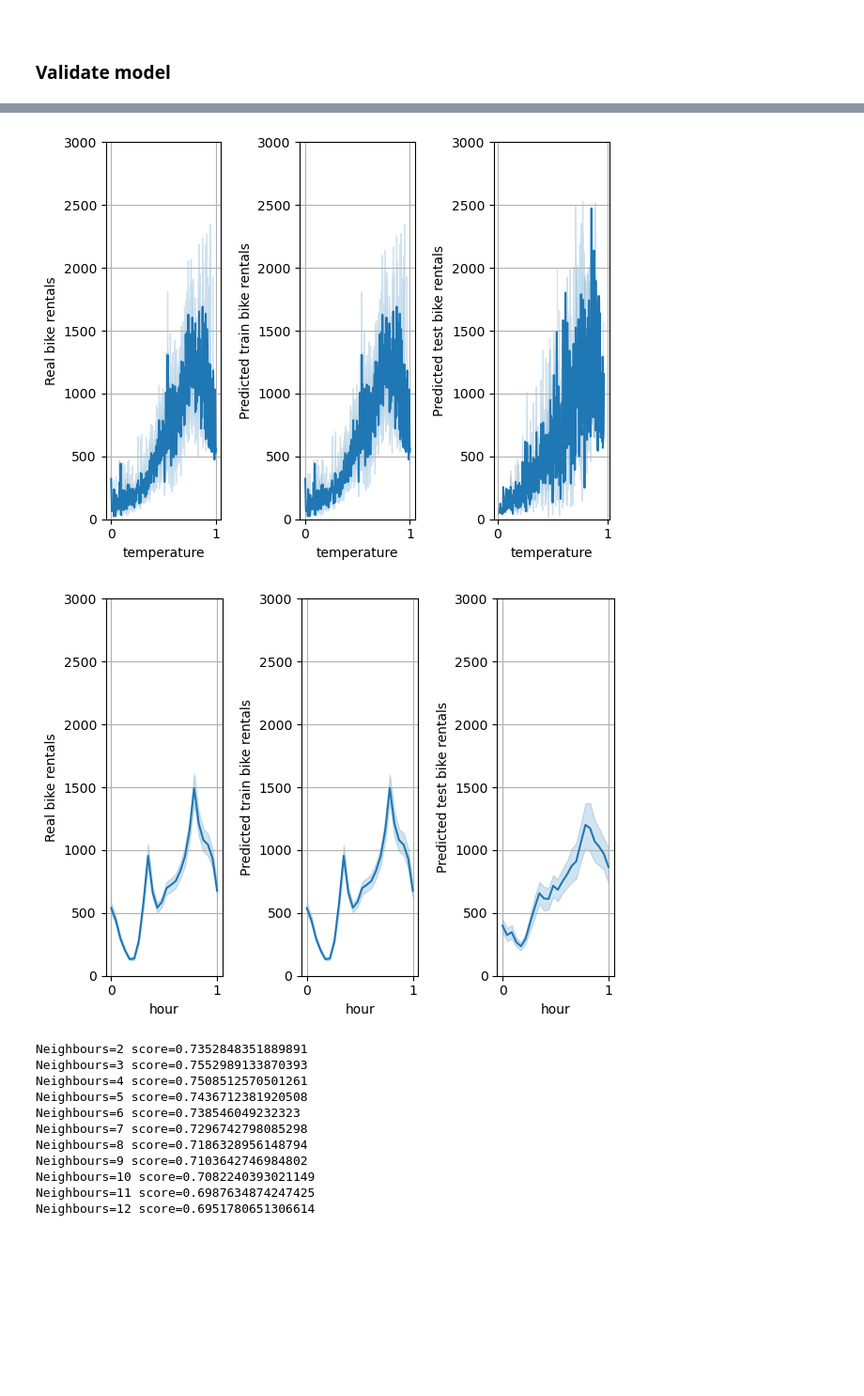
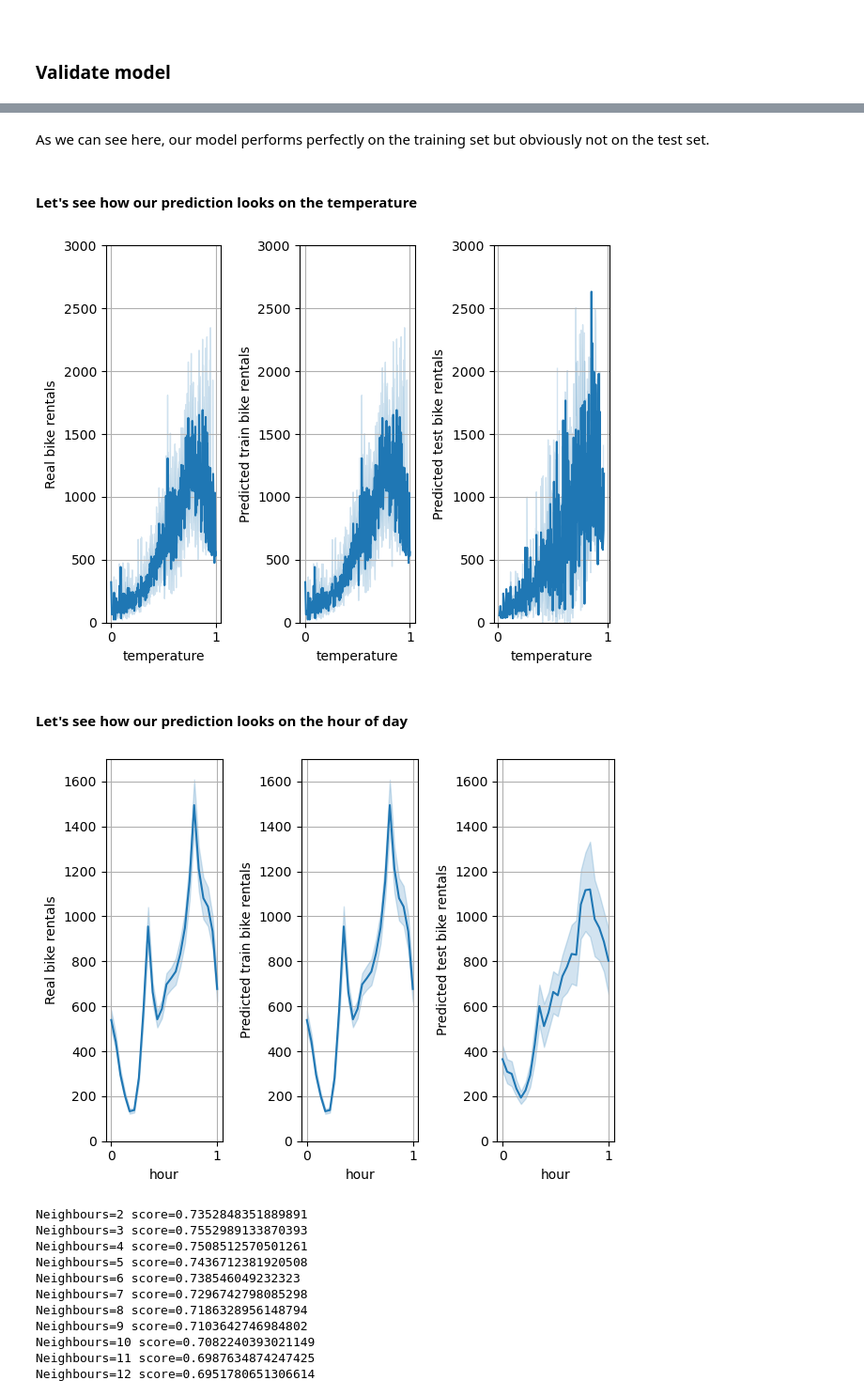
Before and after one commit to lukwies/Bikerentals-in-Seoul, a Jupyter notebook: notebooks/prediction.ipynb, the cells around one changed output, grey strips where cells are left out. Shown: that part at 94% size. Cells and saved outputs as stored; diff of their text form; code cells hidden in the pictures; blank space fills up the shorter version.

```diff
--- a/notebooks/prediction.ipynb
+++ b/notebooks/prediction.ipynb
@@ -144,7 +127,7 @@ X_test_final  = pd.concat([X_test_cat_enc, X_test_num_scaled], axis=1)
 
 ### Apply KNeighborRegression
 # %%
-n_neighbors = 5
+n_neighbors = 3
 knn = KNeighborsRegressor(n_neighbors, weights='distance')
-knn.fit(X_train_final, y_train)
+knn.fit(X_train_final, np.log(y_train+1))
 # %% [output]
@@ -159,11 +142,11 @@ with open(config['model']['KNN'], 'wb') as file:
 
 ### Validate model
 # %%
-y_train_pred = knn.predict(X_train_final)
-y_test_pred  = knn.predict(X_test_final)
+y_train_pred_log = knn.predict(X_train_final)
+y_test_pred_log  = knn.predict(X_test_final)
 
-train_score = knn.score(X_train_final, y_train)
-test_score  = knn.score(X_test_final, y_test)
+train_score = r2_score(y_train, np.exp(y_train_pred_log)-1)
+test_score  = r2_score(y_test,  np.exp(y_test_pred_log)-1)
 # %%
 print(f'Train score: {train_score}')
 print(f'Test score: {test_score}')
@@ -172,0 +158,3 @@ Test score: 0.7675646759308962
+# %%
+y_train_pred = np.exp(y_train_pred_log) - 1
+y_test_pred  = np.exp(y_test_pred_log) - 1
@@ -188,3 +179,7 @@ plt.show()
+# %% [markdown]
+As we can see here, our model performs perfectly on the training set but obviously not on the test set.
+# %% [markdown]
+#### Let's see how our prediction looks on the temperature
 # %%
 fig,ax = plt.subplots(1,3)
 
@@ -201,28 +196,32 @@ sax.set(ylabel='Predicted test bike rentals', ylim=(0,3000))
 sax.grid()
 
 plt.tight_layout()
+plt.savefig('../plots/predict_temperature.png', dpi=300)
 plt.show()
 # %% [output]
-[figure, old version]
+[figure, new version]
+# %% [markdown]
+#### Let's see how our prediction looks on the hour of day
 # %%
 fig,ax = plt.subplots(1,3)
 
 sax = sns.lineplot(data=X_train_final, x='hour', y=y_train, ax=ax[0])
-sax.set(ylabel='Real bike rentals', ylim=(0,3000))
+sax.set(ylabel='Real bike rentals', ylim=(0,1700))
 sax.grid()
 
 sax = sns.lineplot(data=X_train_final, x='hour', y=y_train_pred, ax=ax[1])
-sax.set(ylabel='Predicted train bike rentals', ylim=(0,3000))
+sax.set(ylabel='Predicted train bike rentals', ylim=(0,1700))
 sax.grid()
 
 sax = sns.lineplot(data=X_test_final, x='hour', y=y_test_pred, ax=ax[2])
-sax.set(ylabel='Predicted test bike rentals', ylim=(0,3000))
+sax.set(ylabel='Predicted test bike rentals', ylim=(0,1700))
 sax.grid()
 
 plt.tight_layout()
+plt.savefig('../plots/predict_hour.png', dpi=300)
 plt.show()
 # %% [output]
-[figure, old version]
+[figure, new version]
 # %%
 scores = []
 for k in range(2,30):
```
Also changed, not shown: parts of 14 cells of this notebook.
